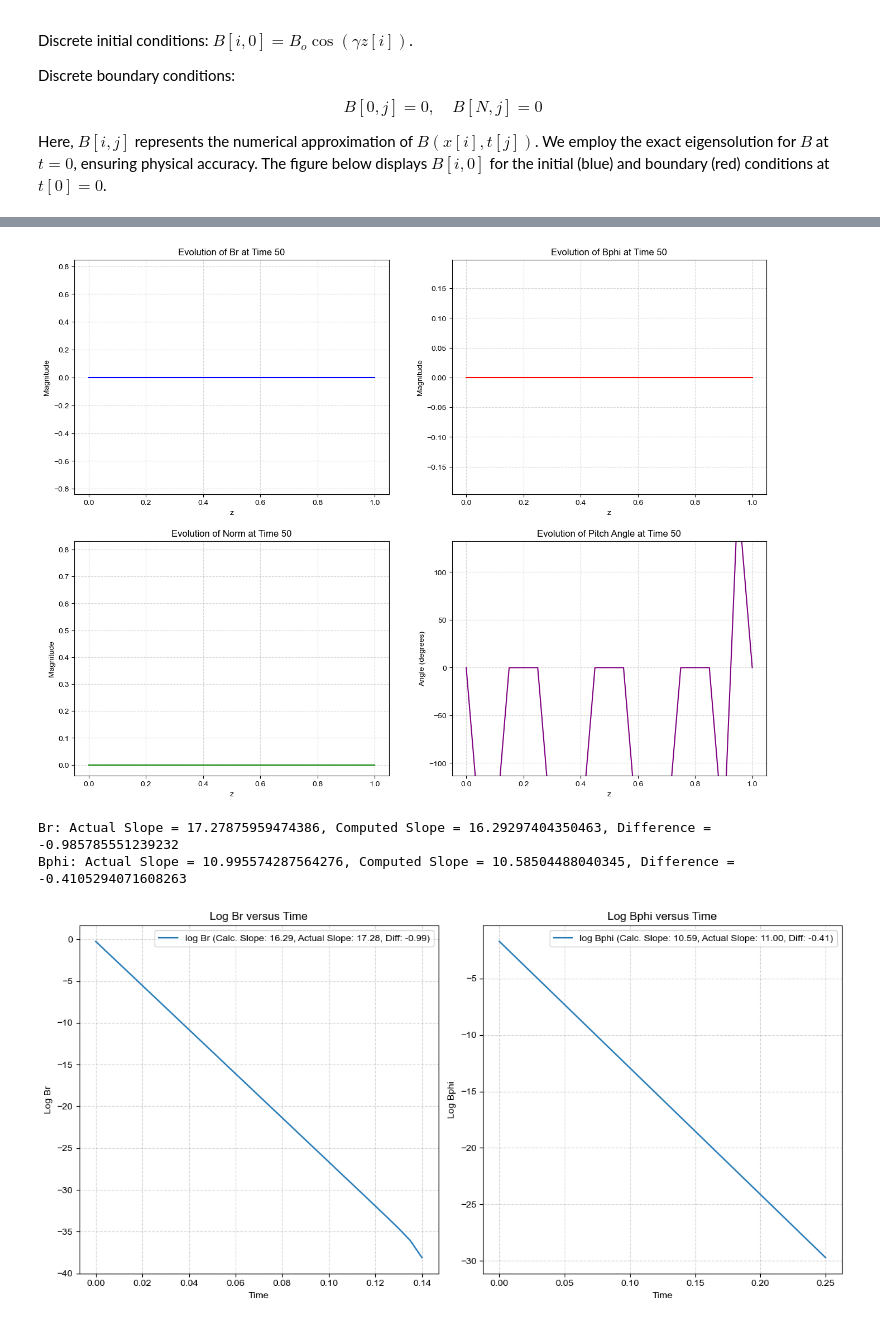
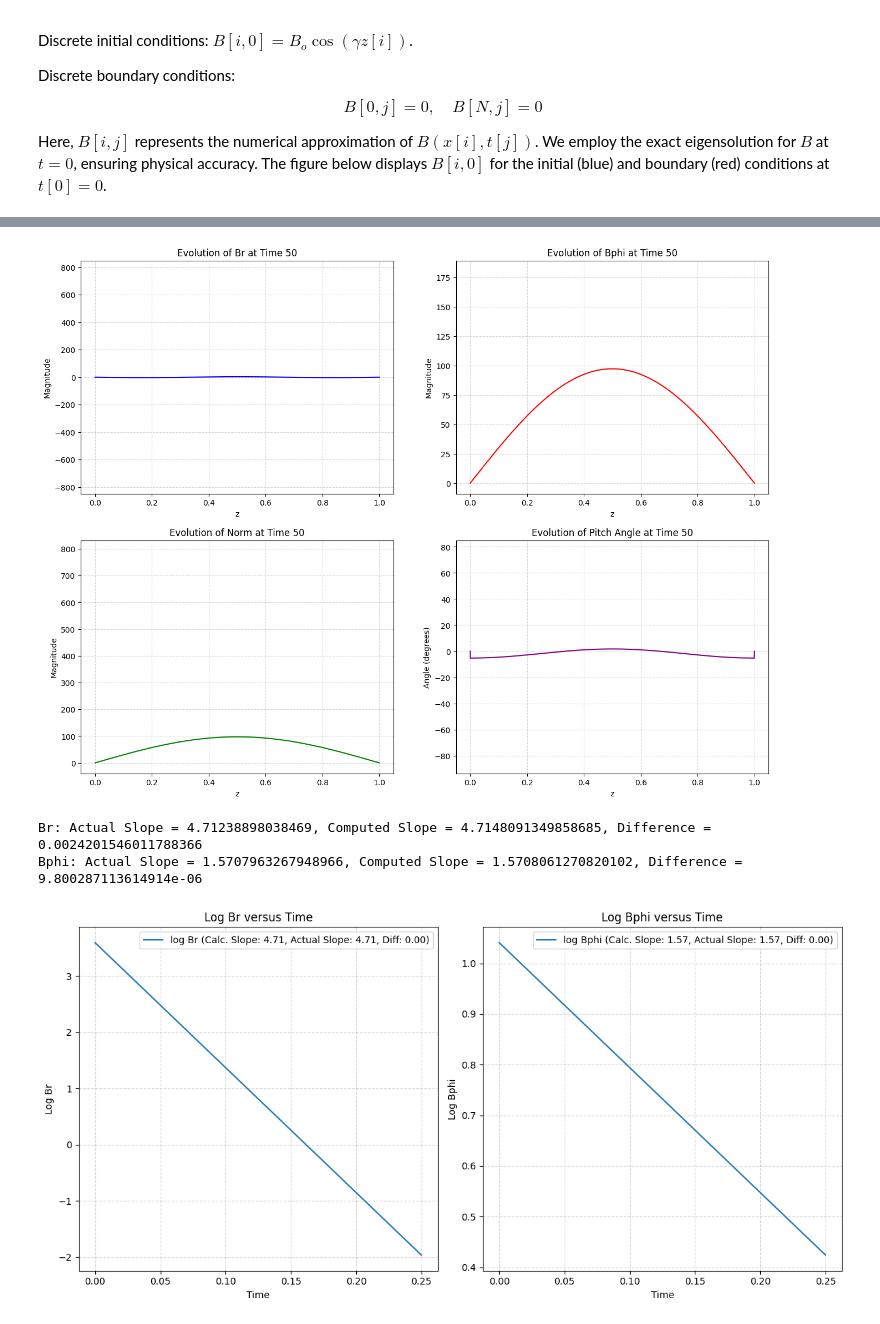
Before and after one commit to SagarPrakashBarad/GalacticDynamos, a Jupyter notebook: Diffusion_Equation_Simulations/z_approximation/Diffusion_Equation_Dirchilet.ipynb, the cells around one changed output, grey strips where cells are left out. Cells and saved outputs as stored; diff of their text form; code cells hidden in the pictures.

```diff
--- a/Diffusion_Equation_Simulations/z_approximation/Diffusion_Equation_Dirchilet.ipynb
+++ b/Diffusion_Equation_Simulations/z_approximation/Diffusion_Equation_Dirchilet.ipynb
@@ -85,11 +59,12 @@ The Figure below shows the discrete grid points for $N=20$ and $N_t=400$ , the r
 # %%
-N = 20
+N = 2000
 Nt = 400
 h = 2 / N
 k = 2 / Nt
 r = k / (h * h)
+eta_t = 1 # diffusion coefficient
 time_steps = 50
 time = np.arange(0, (time_steps + 0.5) * k, k)
-z = np.arange(-1.001, 1.0001, h)  # Points including ghost zones
+z = np.arange(-1.00, 1.0001, h)
 Z, Y = np.meshgrid(z, time)
 # %%
@@ -143,8 +118,8 @@ def initial_conditions(N, time_steps, seed_value, m, n, BCtype = "vacuum"):
 
     # Initial Condition for Br and Bphi
     for i in range(1, N+1):
-        Br[i, 0] = mag_br * np.cos((m + 1/2) * np.pi * z[i])
-        Bphi[i, 0] = mag_bphi * np.cos((n + 1/2)* np.pi * z[i])
+        Br[i, 0] = 1000*mag_br * np.cos((m + 1/2) * np.pi * z[i])
+        Bphi[i, 0] = 1000*mag_bphi * np.cos((n + 1/2)* np.pi * z[i])
 
     # Boundary Condition
     if BCtype == "vacuum":
@@ -156,7 +131,7 @@ def initial_conditions(N, time_steps, seed_value, m, n, BCtype = "vacuum"):
     return z, Br, Bphi, b1, b2, mag_br, mag_bphi
 # %%
 seed_value = 10
-m, n = 5, 3
+m, n = 1, 0
 z, Br, Bphi, b1, b2, mag_br, mag_bphi = initial_conditions(N, time_steps, seed_value, m, n)
 # %%
 fig, axs = plt.subplots(2, figsize=(10, 12))
@@ -347,17 +334,17 @@ def update(frame):
 
     return line_br, line_bphi, line_norm, line_pitch
 
-ani = FuncAnimation(fig, update, frames=range(Br.shape[1]), interval=200)
+ani = FuncAnimation(fig, update, frames=range(Br.shape[1]), interval=70)
 ani.save('seed_10/Br_Bphi_Norm_Pitch_evolution.gif', writer='pillow')
 
 plt.show()
 # %% [output]
-[figure, old version]
+[figure, new version]
 # %%
-log_Br = np.log(np.abs(Br[10][0:29]))
+log_Br = np.log(np.abs(Br[10]))
 log_Bphi = np.log(np.abs(Bphi[10]))
 
-slope_Br, intercept_Br = np.polyfit(time[0:29], log_Br, 1)
+slope_Br, intercept_Br = np.polyfit(time, log_Br, 1)
 slope_Bphi, intercept_Bphi = np.polyfit(time, log_Bphi, 1)
 
 actual_slope_Br = (m + 1/2)* np.pi
@@ -369,29 +356,29 @@ difference_Bphi = np.sqrt(-slope_Bphi) - actual_slope_Bphi
 print(f"Br: Actual Slope = {actual_slope_Br}, Computed Slope = {np.sqrt(-slope_Br)}, Difference = {difference_Br}")
 print(f"Bphi: Actual Slope = {actual_slope_Bphi}, Computed Slope = {np.sqrt(-slope_Bphi)}, Difference = {difference_Bphi}")
 # %% [output]
-Br: Actual Slope = 17.27875959474386, Computed Slope = 16.29297404350463, Difference = -0.985785551239232
-Bphi: Actual Slope = 10.995574287564276, Computed Slope = 10.58504488040345, Difference = -0.4105294071608263
+Br: Actual Slope = 4.71238898038469, Computed Slope = 4.7148091349858685, Difference = 0.0024201546011788366
+Bphi: Actual Slope = 1.5707963267948966, Computed Slope = 1.5708061270820102, Difference = 9.800287113614914e-06
 # %%
 plt.figure(figsize=(12, 6))
 
 plt.subplot(1, 2, 1)
-plt.plot(time[0:29], log_Br, label=f'log Br (Calc. Slope: {np.sqrt(-slope_Br):.2f}, Actual Slope: {actual_slope_Br:.2f}, Diff: {difference_Br:.2f})')
+plt.plot(time, log_Br, label=f'log Br (Calc. Slope: {np.sqrt(-slope_Br):.2f}, Actual Slope: {actual_slope_Br:.2f}, Diff: {difference_Br:.2f})')
 plt.xlabel('Time')
 plt.ylabel('Log Br')
 plt.title('Log Br versus Time')
 plt.grid(True)
 plt.legend()
 
 plt.subplot(1, 2, 2)
 plt.plot(time, log_Bphi, label=f'log Bphi (Calc. Slope: {np.sqrt(-slope_Bphi):.2f}, Actual Slope: {actual_slope_Bphi:.2f}, Diff: {difference_Bphi:.2f})')
 plt.xlabel('Time')
 plt.ylabel('Log Bphi')
 plt.title('Log Bphi versus Time')
 plt.grid(True)
 plt.legend()
 
 plt.tight_layout()
 plt.savefig("seed_10/log_Br_Bphi_vs_time.png")
 plt.show()
 # %% [output]
-[figure, old version]
+[figure, new version]
```
Also changed, not shown: parts of 9 cells of this notebook, 37 other files.
